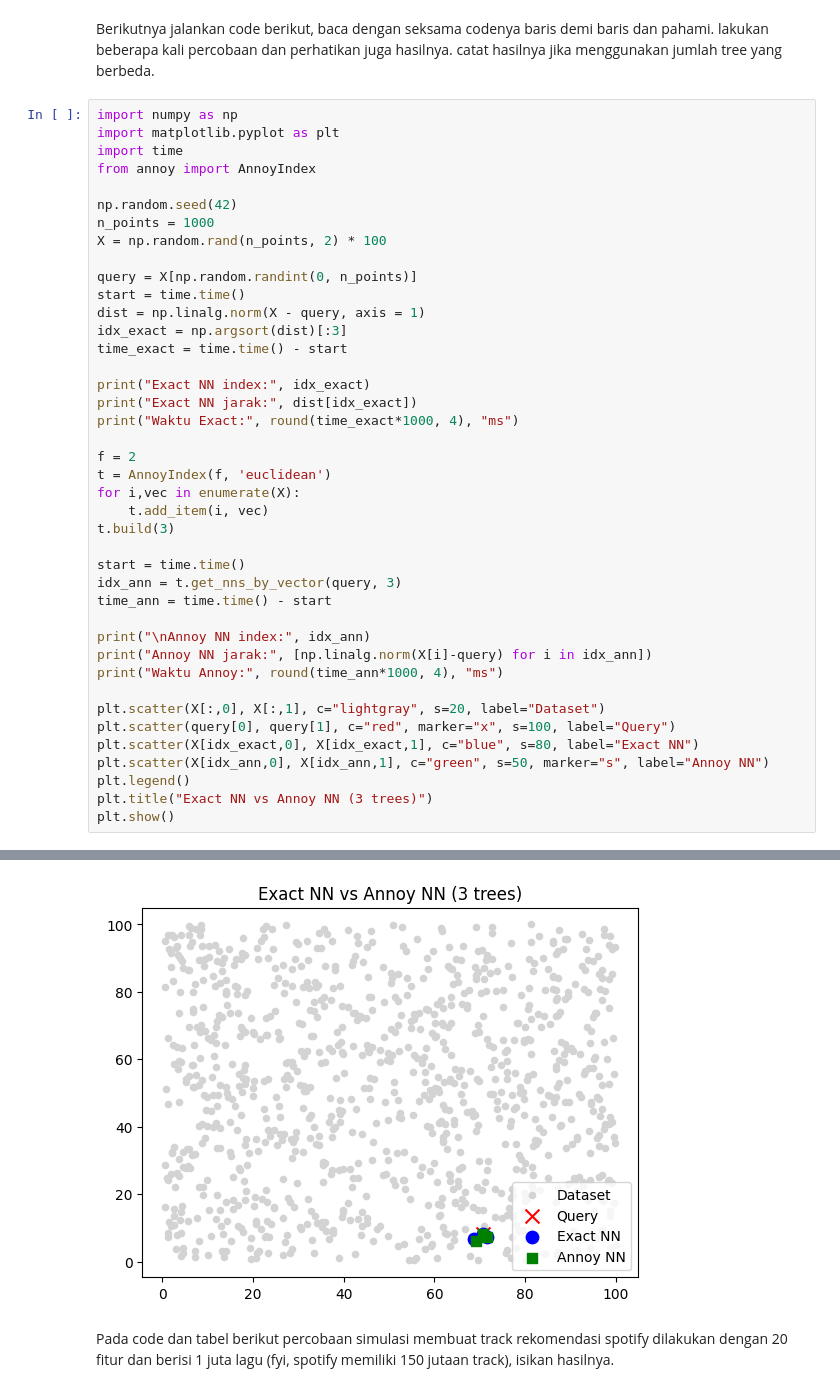
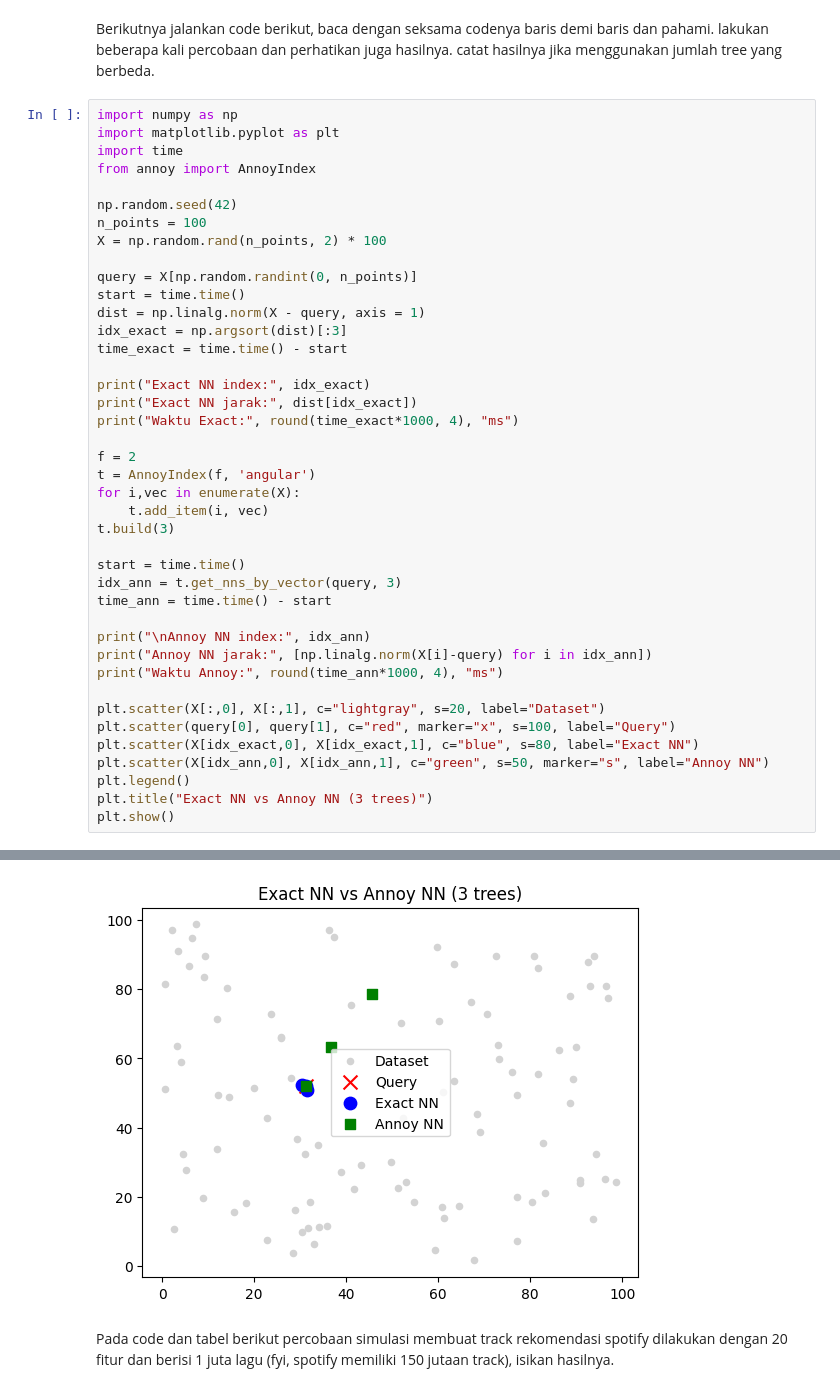
Before and after one commit to FandyHanz/Machine--Learning, a Jupyter notebook: Pertemuan 6/JS06_2341720165_Fandy Wahyu Hanzura.ipynb, the cells around one changed output, grey strips where cells are left out. Cells and saved outputs as stored; diff of their text form.

```diff
--- a/Pertemuan 6/JS06_2341720165_Fandy Wahyu Hanzura.ipynb
+++ b/Pertemuan 6/JS06_2341720165_Fandy Wahyu Hanzura.ipynb
@@ -21,7 +21,7 @@ import time
 from annoy import AnnoyIndex
 
 np.random.seed(42)
-n_points = 1000
+n_points = 100
 X = np.random.rand(n_points, 2) * 100
 
 query = X[np.random.randint(0, n_points)]
@@ -35,7 +35,7 @@ print("Exact NN jarak:", dist[idx_exact])
 print("Waktu Exact:", round(time_exact*1000, 4), "ms")
 
 f = 2
-t = AnnoyIndex(f, 'euclidean')
+t = AnnoyIndex(f, 'angular')
 for i,vec in enumerate(X):
     t.add_item(i, vec)
 t.build(3)
@@ -66,4 +66,4 @@ Waktu Annoy: 0.2787 ms
-[figure, old version]
+[figure, new version]
 # %% [markdown]
 Pada code dan tabel berikut percobaan simulasi membuat track rekomendasi spotify dilakukan dengan 20 fitur dan berisi 1 juta lagu (fyi, spotify memiliki 150 jutaan track), isikan hasilnya.
 # %%
```
Also changed, not shown: parts of 3 cells of this notebook.
